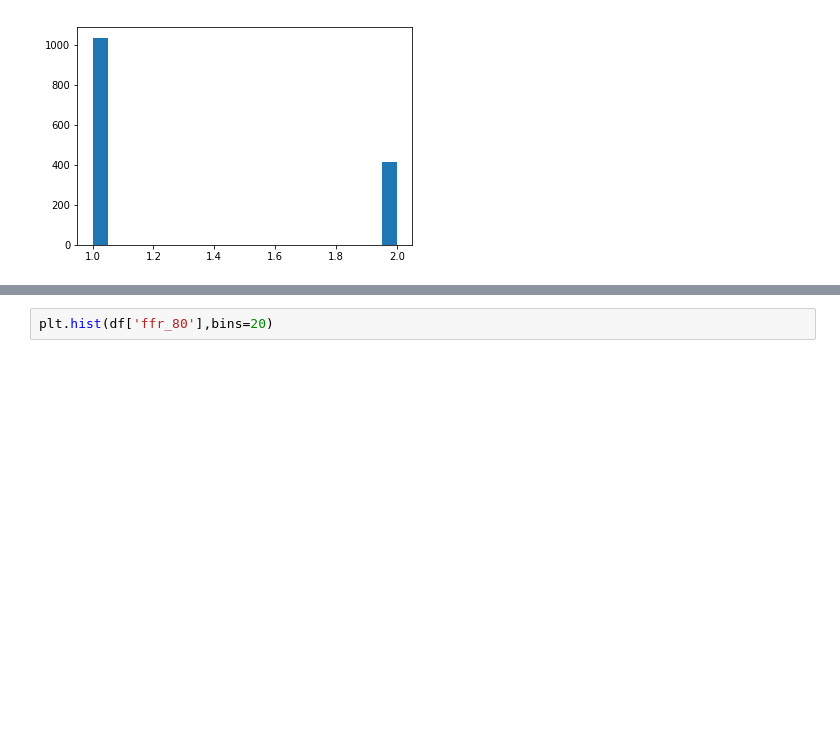
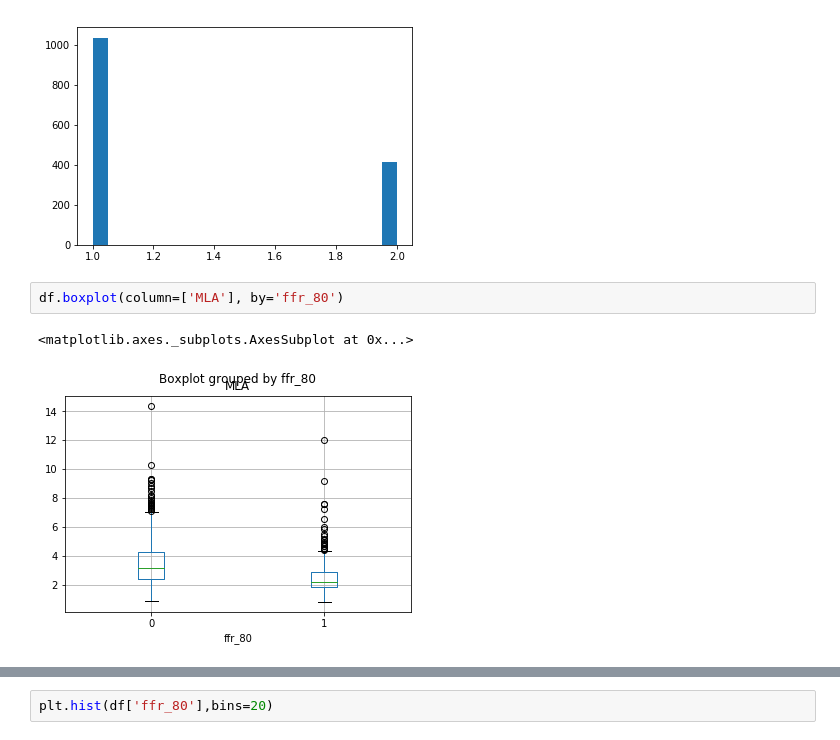
Before and after one commit to paulnguyen81/bloodpressure_ffr, a Jupyter notebook: correlation.ipynb, the cells around one changed output, grey strips where cells are left out. Saved outputs shown, nothing was run; the diff lists cells and outputs as text; blank space fills up the shorter version.

```diff
--- a/correlation.ipynb
+++ b/correlation.ipynb
@@ -302,3 +346,8 @@ plt.hist(df['gender'],bins=20)
          1.9 ,  1.95,  2.  ]),
  <a list of 20 Patch objects>)
 [figure]
+# %%
+df.boxplot(column=['MLA'], by='ffr_80')
+# %% [output]
+<matplotlib.axes._subplots.AxesSubplot at 0x...>
+[figure, added]
```
Also changed, not shown: parts of 6 cells of this notebook, 1 other file.
